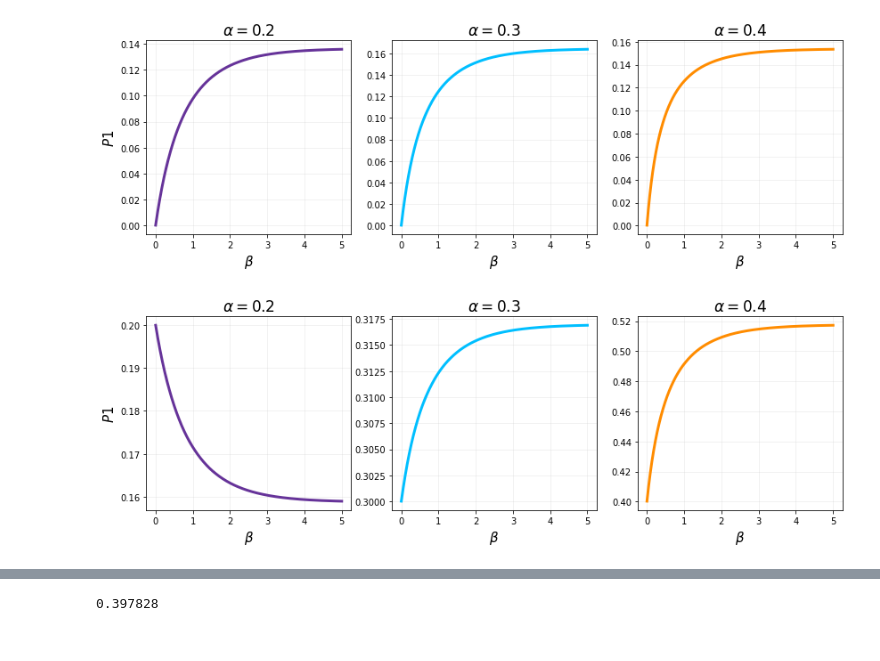
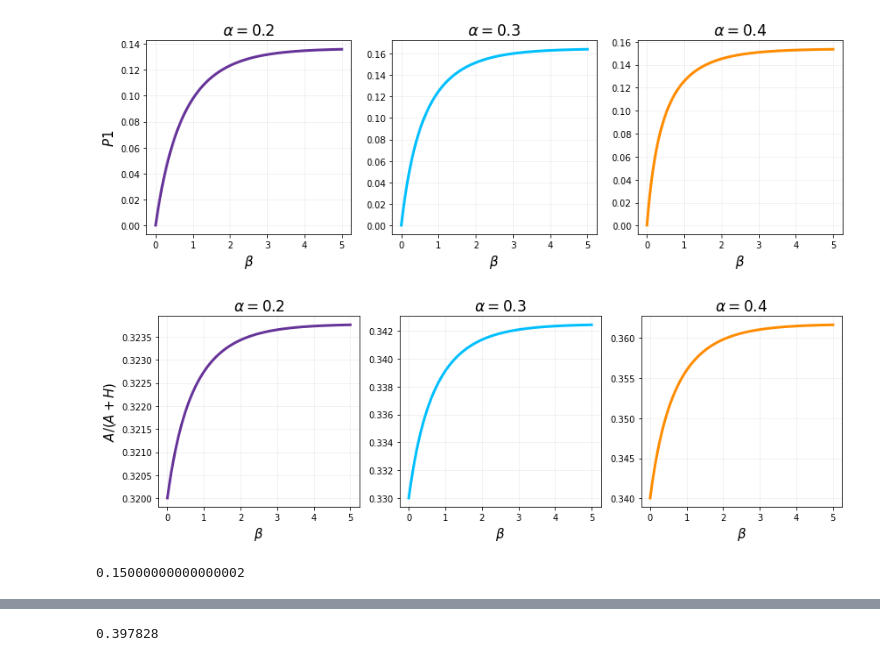
Before and after one commit to michaelneuder/opportunistic-mining, a Jupyter notebook: fusion-mining.ipynb, the cells around one changed output, grey strips where cells are left out. Saved outputs shown, nothing was run; the diff lists cells and outputs as text; code cells hidden in the pictures.

```diff
--- a/fusion-mining.ipynb
+++ b/fusion-mining.ipynb
@@ -126,12 +126,17 @@ def calcH(a, b):
     return calcP1(a,b) * (exp1 + exp2 + exp3)
 
 def calcA(a, b):
-    exp1 = (a * np.exp(-b)) / (a * (1 - np.exp(-b)))
-    exp2 = 2 * a * (1-a)
-    exp3 = np.power(a,2) + a
-    exp4 = a * (2-a) / (1-a)
-    exp5 = sum([np.power(a/(1-a), i-1) * a for i in range(3, 40)])
-    return calcP1(a,b) * (exp1 + exp2 + exp3 + exp4 + exp5)
+    exp1 = a * (4-7*a) / (1-2*a)
+    exp2 = 1 / (np.exp(b) - 1)
+    return calcP1(a,b) * (exp1 + exp2)
+
+# def calcA2(a, b):
+#     exp1 = (a * np.exp(-b)) / (a * (1 - np.exp(-b)))
+#     exp2 = 2 * a * (1-a)
+#     exp3 = np.power(a,2) + a
+#     exp4 = a * (2-a) / (1-a)
+#     exp5 = sum([np.power(a/(1-a), i-1) * a for i in range(3, 40)])
+#     return calcP1(a,b) * (exp1 + exp2 + exp3 + exp4 + exp5)
 
 def calcAOverAH(a, b):
     return calcA(a,b) / (calcA(a,b) + calcH(a,b))
@@ -160,23 +165,23 @@ plt.show()
 # %%
 f, axarr = plt.subplots(ncols=3, figsize=(14,4))
 
 betas = np.arange(0.001, 5.001, 0.001)
-aover20 = [calcAOverAH(0.2, b) for b in betas]
-aover30 = [calcAOverAH(0.3, b) for b in betas]
-aover40 = [calcAOverAH(0.4, b) for b in betas]
+aover20 = [calcAOverAH(0.32, b) for b in betas]
+aover30 = [calcAOverAH(0.33, b) for b in betas]
+aover40 = [calcAOverAH(0.34, b) for b in betas]
 axarr[0].plot(betas, aover20, linewidth=3, color='rebeccapurple')
 axarr[1].plot(betas, aover30, linewidth=3, color='deepskyblue')
 axarr[2].plot(betas, aover40, linewidth=3, color='darkorange')
 
 for ax in axarr:
     ax.set_xlabel(r'$\beta$', size=15)
     ax.grid(alpha=0.2)
 
-axarr[0].set_ylabel(r'$P1$', size=15)
+axarr[0].set_ylabel(r'$A/(A+H)$', size=15)
 axarr[0].set_title(r'$\alpha=0.2$', size=17)
 axarr[1].set_title(r'$\alpha=0.3$', size=17)
 axarr[2].set_title(r'$\alpha=0.4$', size=17)
 plt.show()
 # %% [output]
-[figure, old version]
+[figure, new version]
 # %%
@@ -200,4 +204,9 @@ for a in tqdm(alphas):
     fusionrs.append(np.max(rews))
+# %%
+# np.array(fusionrs) - np.array(betarews)
+np.min(alphas[np.array(fusionrs) - alphas > 0])
+# %% [output]
+0.15000000000000002
 # %%
 f, ax = plt.subplots(figsize=(9,7))
 
```
Also changed, not shown: parts of 5 cells of this notebook.
